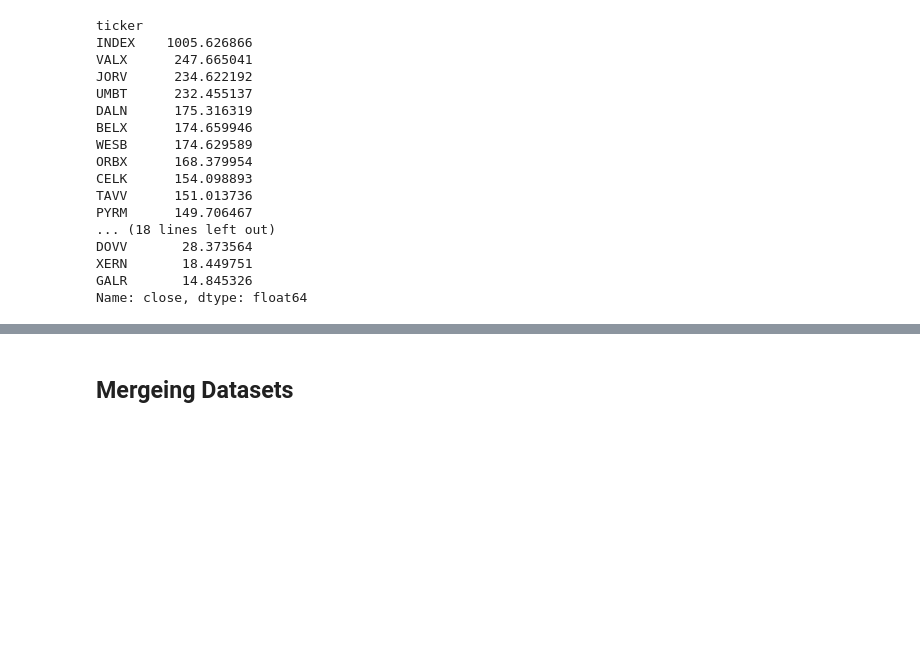
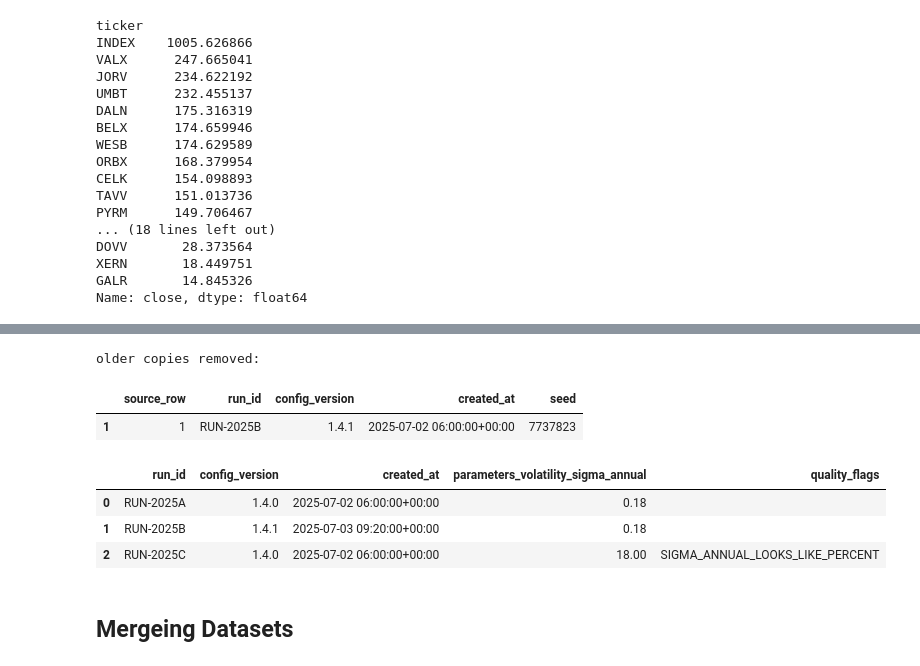
Before and after one commit to SondosMahmoud-5/data-engineering-project, a Jupyter notebook: Project/EDA_V2 copy.ipynb, the cells around one changed output, grey strips where cells are left out. Cells and saved outputs as stored; diff of their text form; code cells hidden in the pictures; blank space fills up the shorter version.

```diff
--- a/Project/EDA_V2 copy.ipynb
+++ b/Project/EDA_V2 copy.ipynb
@@ -1349,3 +1428,45 @@ Name: close, dtype: float64
+# %%
+# read the file and flatten it
+with open(DATA_DIR / "sim_runs.json", encoding="utf-8") as f:
+    runs_raw = pd.json_normalize(json.load(f))           # one row per run object; nested keys become 'a.b.c' columns
+runs_raw.insert(0, "source_row", range(len(runs_raw)))   # position in the file, so a dropped row can be traced
+
+runs = runs_raw.copy()                                    # work on a copy; the raw table stays untouched
+
+# tidy column names: 'parameters.volatility.sigma_annual' to 'parameters_volatility_sigma_annual'
+runs.columns = runs.columns.str.replace(".", "_", regex=False)
+
+# created_at is text with an offset (+02:00): turn it into a real UTC time
+runs["created_at"] = pd.to_datetime(runs["created_at"], utc=True)
+# %%
+# finding 1: RUN-2025B appears twice, keep only its newest export
+runs = runs.sort_values("created_at")     # oldest first, newest last
+older_copy = runs.duplicated(subset=["run_id", "config_version"], keep="last")   # True for the older copy
+print("older copies removed:")
+display(runs[older_copy][["source_row", "run_id", "config_version", "created_at", "seed"]])
+runs_rejects = pd.DataFrame({"source_file": "sim_runs.json",            # record what we removed and why
+                             "source_row": runs.loc[older_copy, "source_row"],   # for the rejects table
+                             "reason": "SCHEMA_VIOLATION",
+                             "raw_payload": "run_id=" + runs.loc[older_copy, "run_id"]
+                                            + "; created_at=" + runs.loc[older_copy, "created_at"].astype(str)})
+all_rejects.append(runs_rejects)
+runs = runs[~older_copy].sort_values("run_id").reset_index(drop=True)    # 4 rows to 3 rows, one per run
+# %% [output]
+older copies removed:
+|  | source_row | run_id | config_version | created_at | seed |
+| 1 | 1 | RUN-2025B | 1.4.1 | 2025-07-02 06:00:00+00:00 | 7737823 |
+# %%
+# finding 2: flag RUN-2025C's sigma of 18
+runs["quality_flags"] = np.where(runs["parameters_volatility_sigma_annual"] > 1,     # np.where(condition, if True, if False)
+                                 "SIGMA_ANNUAL_LOOKS_LIKE_PERCENT", "")
+
+KNOWN_RUNS = set(runs["run_id"])    # the valid runs: used later to reject bars of unknown runs
+runs[["run_id", "config_version", "created_at", "parameters_volatility_sigma_annual", "quality_flags"]]
+# %% [output]
+|  | run_id | config_version | created_at | parameters_volatility_sigma_annual | quality_flags |
+| 0 | RUN-2025A | 1.4.0 | 2025-07-02 06:00:00+00:00 | 0.18 |  |
+| 1 | RUN-2025B | 1.4.1 | 2025-07-03 09:20:00+00:00 | 0.18 |  |
+| 2 | RUN-2025C | 1.4.0 | 2025-07-02 06:00:00+00:00 | 18.00 | SIGMA_ANNUAL_LOOKS_LIKE_PERCENT |
 # %% [markdown]
 ## Mergeing Datasets
 # %% [markdown]
```
Also changed, not shown: parts of 8 cells of this notebook.
